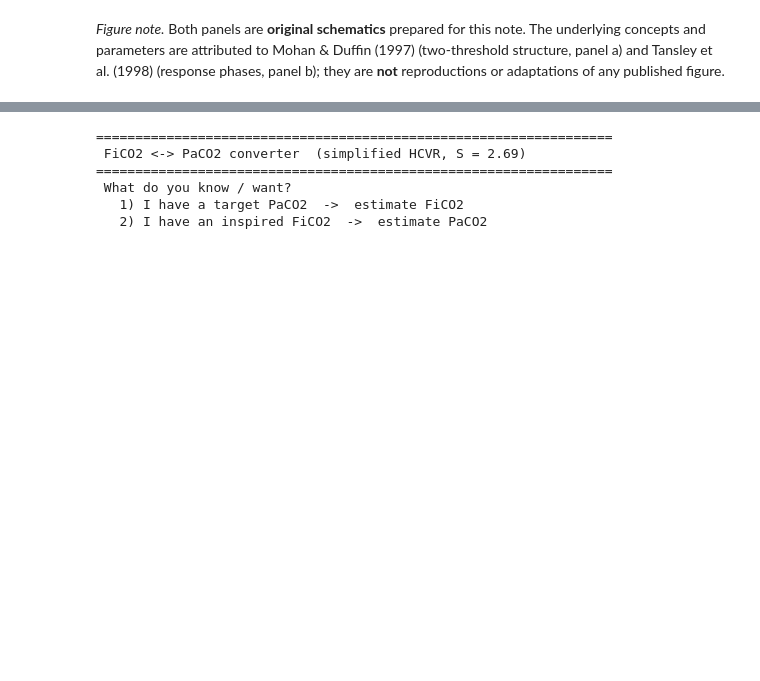
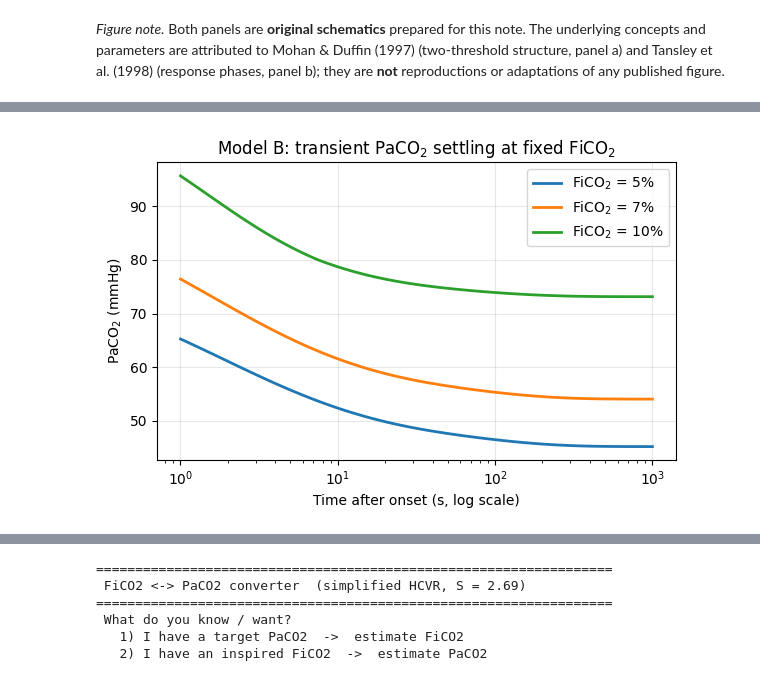
Before and after one commit to moonsukk/fico2-paco2-converter, a Jupyter notebook: FiCO2_PaCO2_conversion.ipynb, the cells around one changed output, grey strips where cells are left out. Drawn from its saved outputs; the diff is of its cells as text; code cells hidden in the pictures; blank space fills up the shorter version.

```diff
--- a/FiCO2_PaCO2_conversion.ipynb
+++ b/FiCO2_PaCO2_conversion.ipynb
@@ -443,0 +462,16 @@ reproductions or adaptations of any published figure.
+# %%
+from fico2_paco2_converter import (
+    ParamsB, fico2_to_paco2_B, paco2_to_fico2_B, fico2_to_paco2, params_from_baseline,
+)
+
+pB = ParamsB()
+pA = params_from_baseline(40.0)
+
+print('Model B == Model A in the working range (steady state):')
+for fi in (2, 5, 7):
+    print(f'  FiCO2 {fi}%:  A = {fico2_to_paco2(fi, pA):5.2f}   B = {fico2_to_paco2_B(fi, pB):5.2f} mmHg')
+
+print('\nDuration effect at fixed FiCO2 = 7% (PaCO2 is transiently higher early):')
+for t in (10, 30, 120, None):
+    lab = 'steady' if t is None else f'{t:>4} s'
+    print(f'  t = {lab}:  PaCO2 = {fico2_to_paco2_B(7, pB, t_s=t):.2f} mmHg')
@@ -443,0 +489,16 @@ reproductions or adaptations of any published figure.
+# %%
+# Model B: PaCO2 settles toward equilibrium as ventilation ramps (fixed FiCO2).
+try:
+    import numpy as np, matplotlib.pyplot as plt
+    ts = np.logspace(0, 3, 120)                       # 1 s -> ~17 min
+    plt.figure(figsize=(6, 4))
+    for fi in (5, 7, 10):
+        plt.plot(ts, [fico2_to_paco2_B(fi, pB, t_s=t) for t in ts], lw=2, label=f'FiCO$_2$ = {fi}%')
+    plt.xscale('log')
+    plt.xlabel('Time after onset (s, log scale)'); plt.ylabel('PaCO$_2$ (mmHg)')
+    plt.title('Model B: transient PaCO$_2$ settling at fixed FiCO$_2$')
+    plt.grid(alpha=.3); plt.legend(); plt.tight_layout(); plt.show()
+except ImportError:
+    print('matplotlib not installed - run:  pip install matplotlib numpy')
+# %% [output]
+[figure, added]
```
Also changed, not shown: parts of 7 cells of this notebook, 2 other files.
